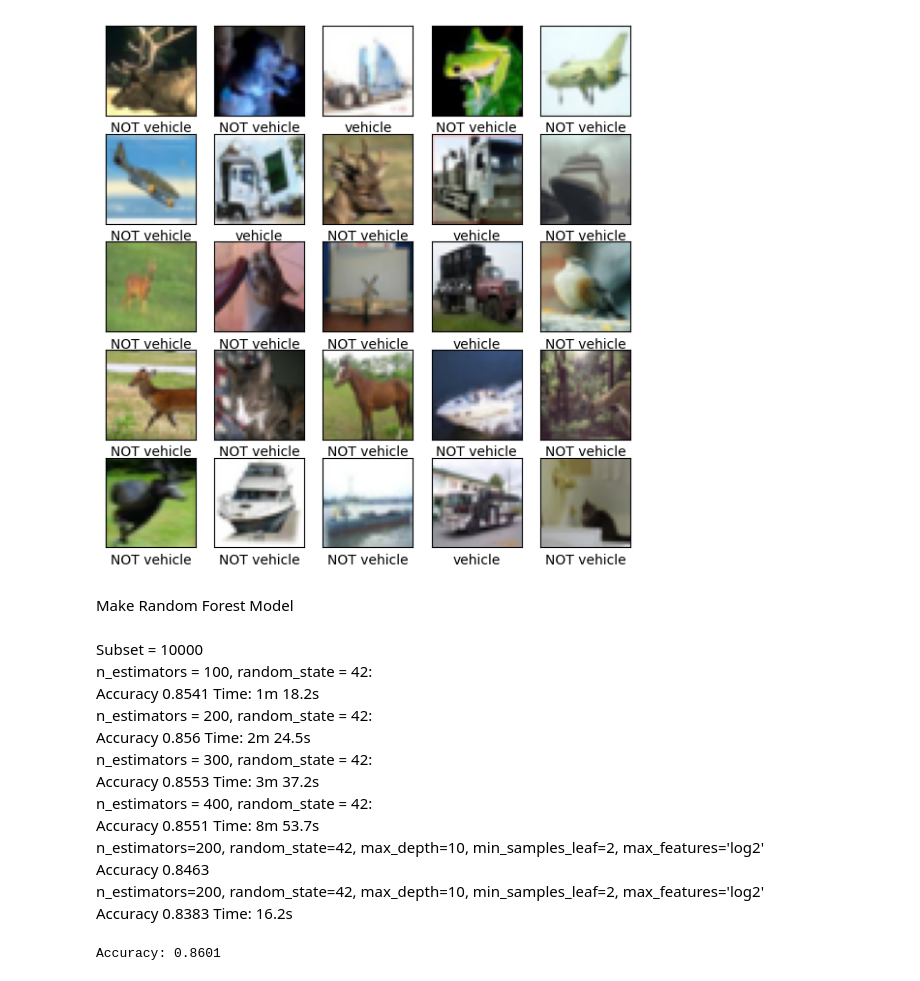
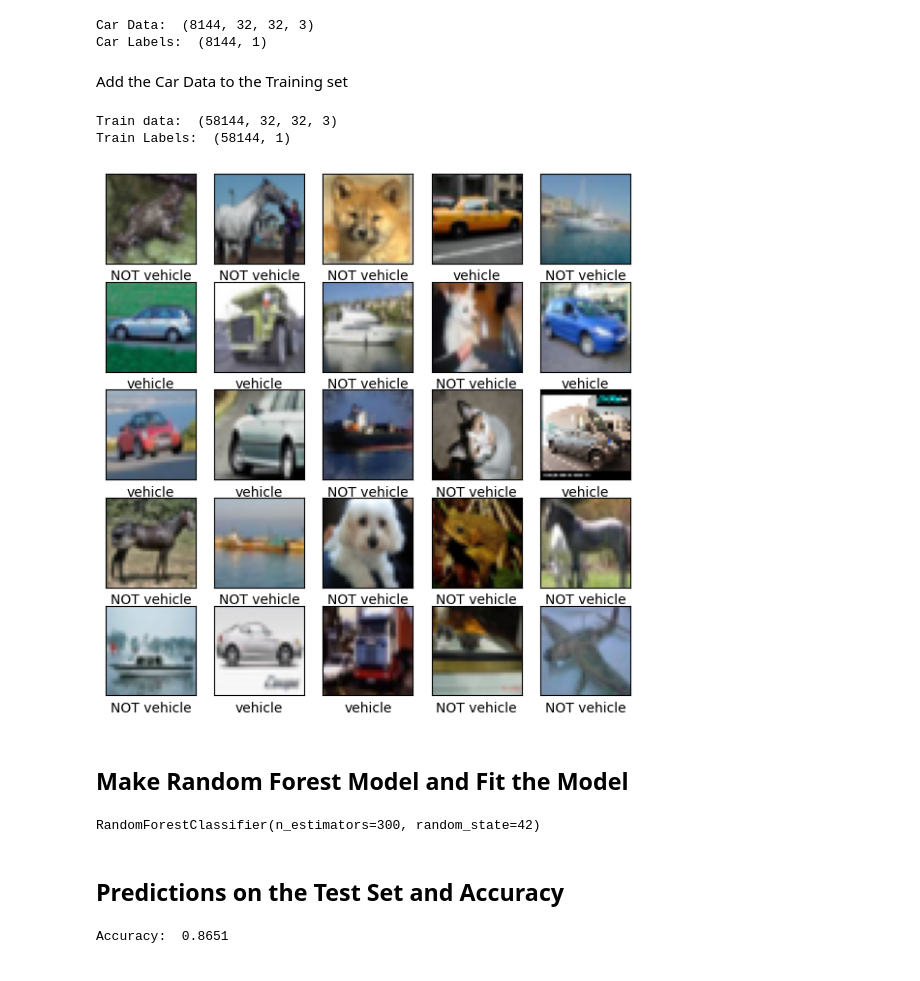
Before and after one commit to Onlyriley/MLProject, a Jupyter notebook: RandomForestTesting.ipynb, the cells around one changed output. Cells and saved outputs as stored; diff of their text form; code cells hidden in the pictures.

```diff
--- a/RandomForestTesting.ipynb
+++ b/RandomForestTesting.ipynb
@@ -8 +24,24 @@ import numpy as np
+# %%
+images = open("train.pkl", "rb")
+car_images = pickle.load(images)
+car_labels = np.empty([8144, 1])
+for i in range(8144):
+    car_labels[i][0] = 1
+
+images.close()
+# %%
+print("Car Data: ", car_images.shape, "\nCar Labels: ", car_labels.shape)
+# %% [output]
+Car Data:  (8144, 32, 32, 3)
+Car Labels:  (8144, 1)
+# %% [markdown]
+Add the Car Data to the Training set
+# %%
+train_images = np.concatenate((train_images, car_images))
+train_labels = np.concatenate((train_labels, car_labels))
+# %%
+print("Train data: ", train_images.shape, "\nTrain Labels: ", train_labels.shape)
+# %% [output]
+Train data:  (58144, 32, 32, 3)
+Train Labels:  (58144, 1)
 # %%
@@ -25,18 +63,18 @@ for i in range(10000):
 # %%
 plt.figure(figsize=(7,7))
 for i in range(25):
-    random_image = random.randint(1,10000)
+    random_image = random.randint(1,58144)
     plt.subplot(5,5,i+1)
     plt.xticks([])
     plt.yticks([])
     plt.grid(False)
     plt.imshow(train_images[random_image])
     # The CIFAR labels happen to be arrays,
     # which is why you need the extra index
-    plt.xlabel(class_names[train_labels[random_image][0]])
+    plt.xlabel(class_names[int(train_labels[random_image][0])])
 plt.show()
 # %% [output]
-[figure, old version]
+[figure, new version]
 # %%
 # Normalize pixel values
 train_images, test_images = train_images / 255.0, test_images / 255.0
@@ -59,4 +97,4 @@ subset_indices = np.random.choice(len(train_images), subset_size, replace=False)
 sub_train_images = train_images[subset_indices]
 sub_train_labels = train_labels[subset_indices]
 # %% [markdown]
-Make Random Forest Model
+## Make Random Forest Model and Fit the Model
@@ -81,25 +101,21 @@ y_pred = rnd_clf.predict(X_test)
-# %% [markdown]
-Subset = 10000 <br>
-n_estimators = 100, random_state = 42:
-<br>Accuracy 0.8541 Time: 1m 18.2s<br>
-n_estimators = 200, random_state = 42:
-<br>Accuracy 0.856 Time: 2m 24.5s<br>
-n_estimators = 300, random_state = 42:
-<br>Accuracy 0.8553 Time: 3m 37.2s<br>
-n_estimators = 400, random_state = 42:
-<br>Accuracy 0.8551 Time: 8m 53.7s<br>
-n_estimators=200, random_state=42, max_depth=10, min_samples_leaf=2, max_features='log2'
-<br>Accuracy 0.8463 <br>
-n_estimators=200, random_state=42, max_depth=10, min_samples_leaf=2, max_features='log2'
-<br>Accuracy 0.8383 Time: 16.2s <br>
+# %%
+# Define the Random Forest classifier
+'The hyper parameters come from a GridSearch done of the model'
+rand_f_model = RandomForestClassifier(n_estimators=300, random_state=42, min_samples_leaf=1, min_samples_split=2)
+
+# Train the classifier
+rand_f_model.fit(sub_train_images, sub_train_labels)
+# %% [output]
+RandomForestClassifier(n_estimators=300, random_state=42)
+# %% [markdown]
+## Predictions on the Test Set and Accuracy
 # %%
-# Predict the labels for test set
-pred_label = rnd_clf.predict(test_images)
+# Make predictions on the test set
+predict_label = rand_f_model.predict(test_images)
 
 # Evaluate the model
-accuracy = accuracy_score(test_labels, pred_label)
-
-print("Accuracy:", accuracy)
+accuracy = accuracy_score(test_labels, predict_label)
+print("Accuracy: ", accuracy)
 # %% [output]
-Accuracy: 0.8601
+Accuracy:  0.8651
 # %%
```
Also changed, not shown: parts of 14 cells of this notebook.
